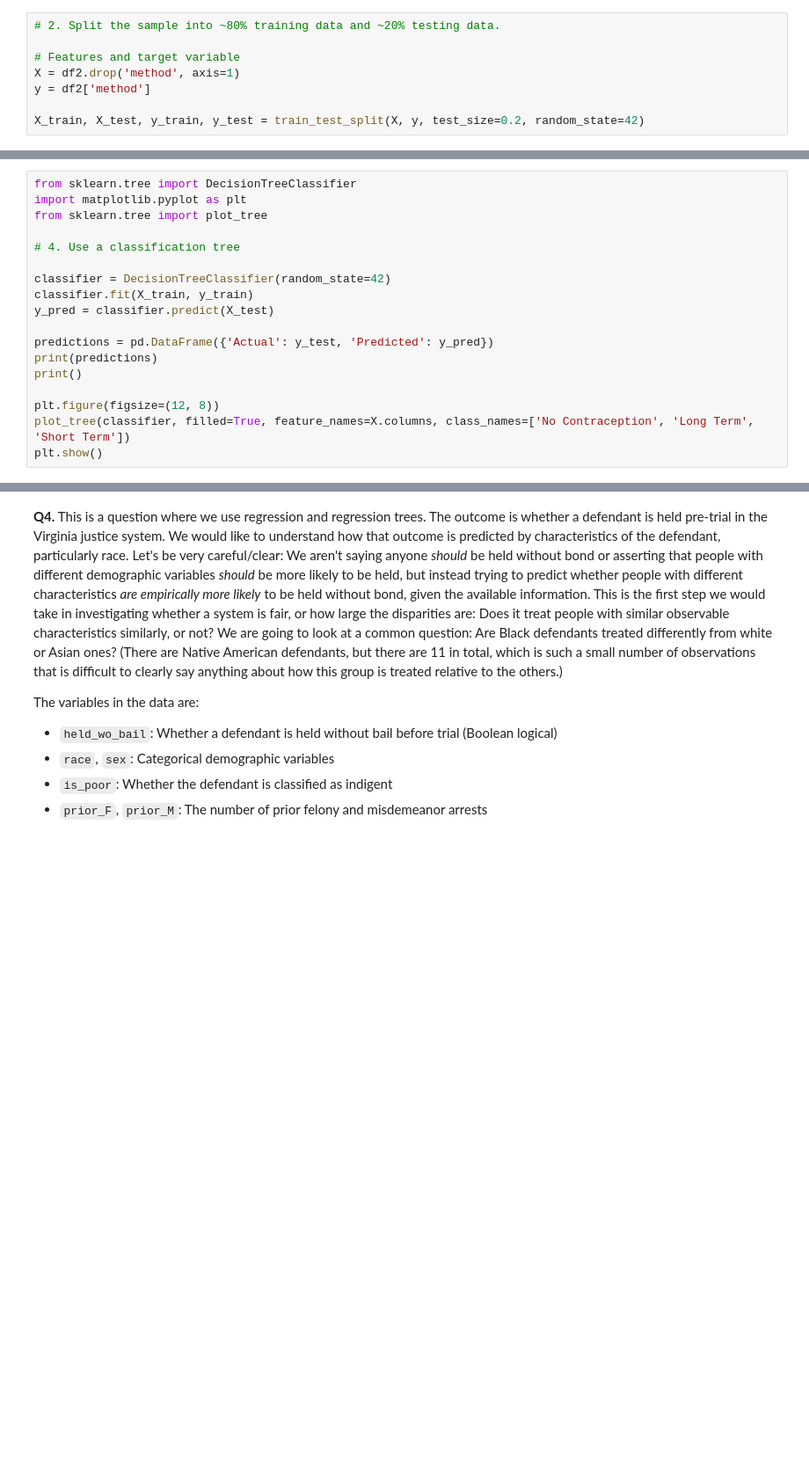
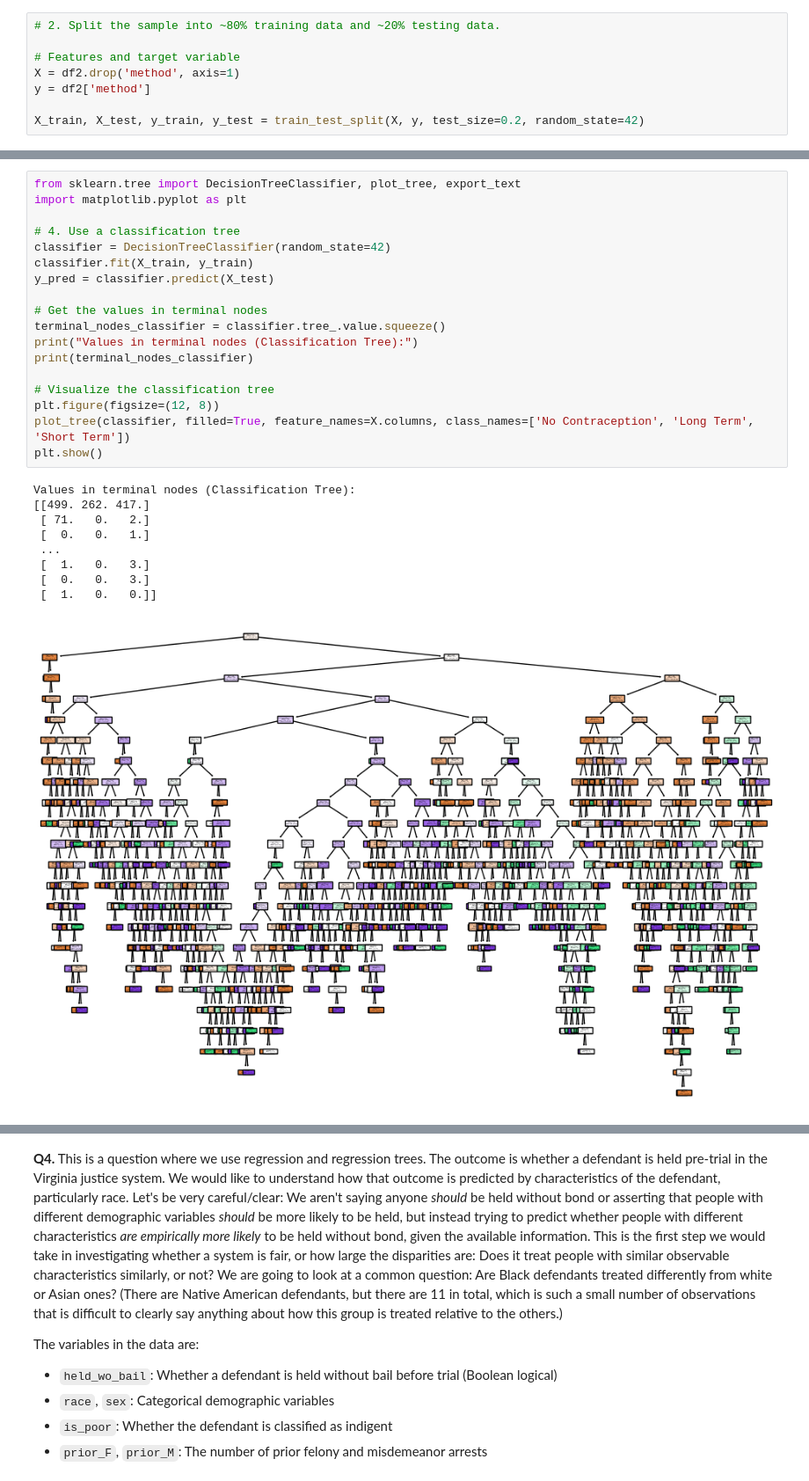
Before and after one commit to eric-nguyen13/assignment4, a Jupyter notebook: assignment4.ipynb, the cells around one changed output, grey strips where cells are left out. Shown at 88% size. Cells and saved outputs as stored; diff of their text form; blank space fills up the shorter version.

```diff
--- a/assignment4.ipynb
+++ b/assignment4.ipynb
@@ -525,18 +621,28 @@ print("Values in terminal nodes:", terminal_nodes)
 # %%
-from sklearn.tree import DecisionTreeClassifier
+from sklearn.tree import DecisionTreeClassifier, plot_tree, export_text
 import matplotlib.pyplot as plt
-from sklearn.tree import plot_tree
 
 # 4. Use a classification tree
-
 classifier = DecisionTreeClassifier(random_state=42)
 classifier.fit(X_train, y_train)
 y_pred = classifier.predict(X_test)
 
-predictions = pd.DataFrame({'Actual': y_test, 'Predicted': y_pred})
-print(predictions)
-print()
+# Get the values in terminal nodes
+terminal_nodes_classifier = classifier.tree_.value.squeeze()
+print("Values in terminal nodes (Classification Tree):")
+print(terminal_nodes_classifier)
 
+# Visualize the classification tree
 plt.figure(figsize=(12, 8))
 plot_tree(classifier, filled=True, feature_names=X.columns, class_names=['No Contraception', 'Long Term', 'Short Term'])
 plt.show()
+# %% [output]
+Values in terminal nodes (Classification Tree):
+[[499. 262. 417.]
+ [ 71.   0.   2.]
+ [  0.   0.   1.]
+ ...
+ [  1.   0.   3.]
+ [  0.   0.   3.]
+ [  1.   0.   0.]]
+[figure, added]
```
Also changed, not shown: parts of 23 cells of this notebook.
